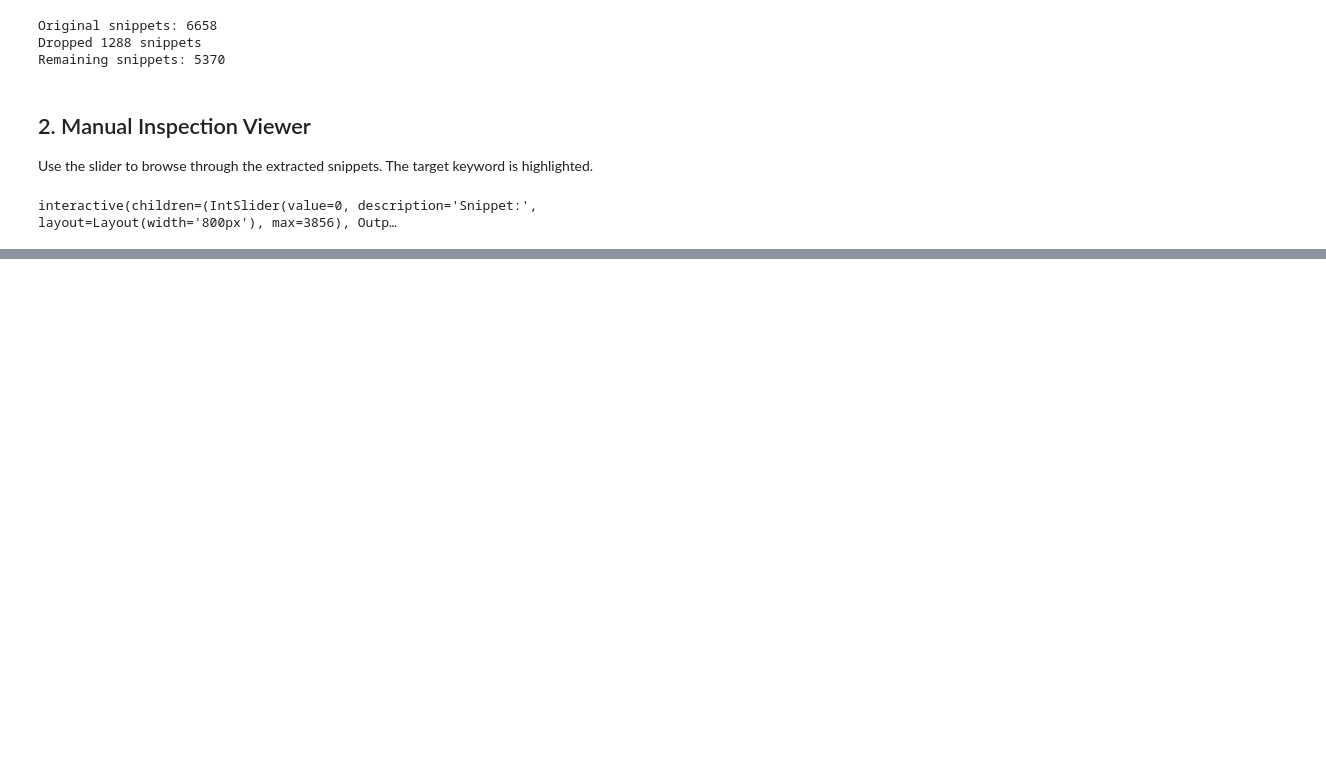
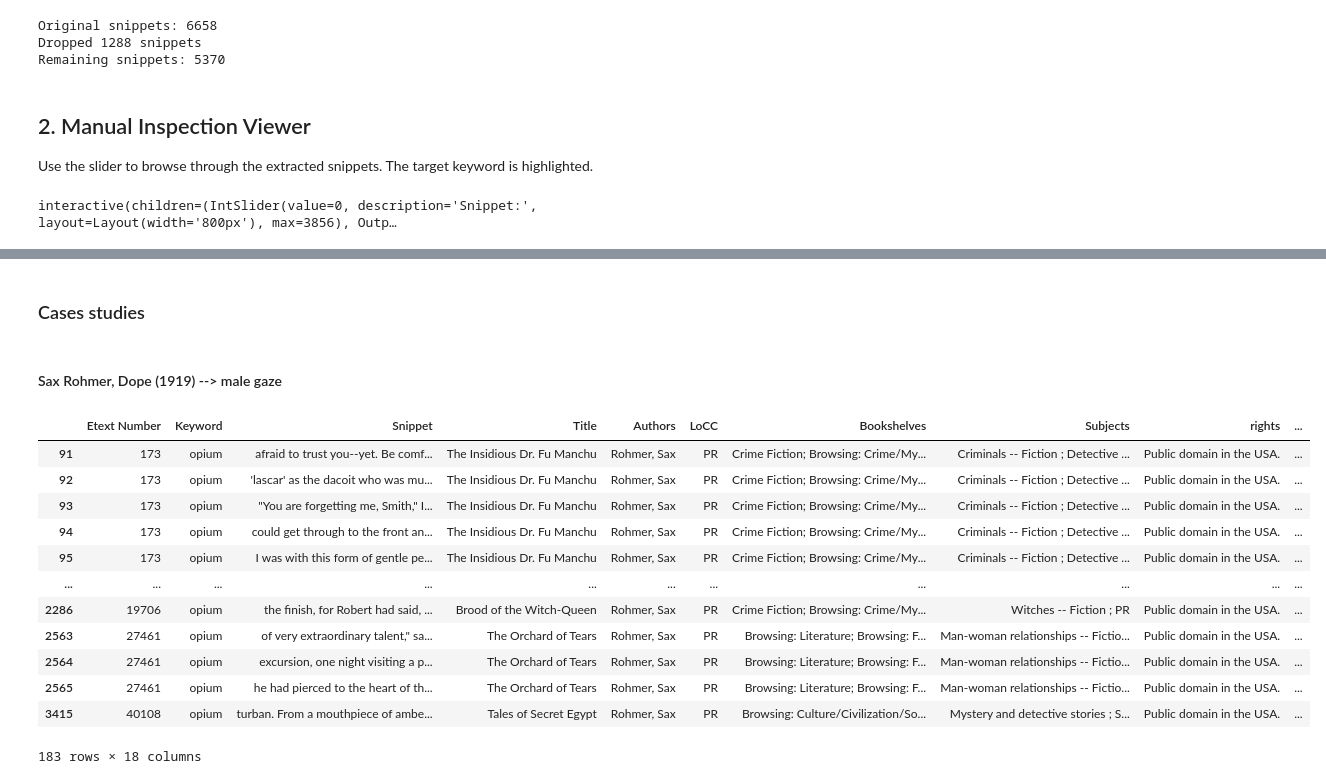
Before and after one commit to eglantine-vialaneix/opium-gutenberg, a Jupyter notebook: code/2_exploration/total_snippets_extraction.ipynb, the cells around one changed output, grey strips where cells are left out. Drawn from its saved outputs; the diff is of its cells as text; code cells hidden in the pictures; blank space fills up the shorter version.

```diff
--- a/code/2_exploration/total_snippets_extraction.ipynb
+++ b/code/2_exploration/total_snippets_extraction.ipynb
@@ -218,0 +313,20 @@ interactive(children=(IntSlider(value=0, description='Snippet:', layout=Layout(w
+# %% [markdown]
+### Cases studies
+# %% [markdown]
+#### Sax Rohmer, Dope (1919) --> male gaze
+# %%
+df_snippets[df_snippets["Authors"]=="Rohmer, Sax"]
+# %% [output]
+|  | Etext Number | Keyword | Snippet | Title | Authors | LoCC | Bookshelves | Subjects | rights | ... |
+| 91 | 173 | opium | afraid to trust you--yet. Be comf... | The Insidious Dr. Fu Manchu | Rohmer, Sax | PR | Crime Fiction; Browsing: Crime/My... | Criminals -- Fiction ; Detective ... | Public domain in the USA. | ... |
+| 92 | 173 | opium | 'lascar' as the dacoit who was mu... | The Insidious Dr. Fu Manchu | Rohmer, Sax | PR | Crime Fiction; Browsing: Crime/My... | Criminals -- Fiction ; Detective ... | Public domain in the USA. | ... |
+| 93 | 173 | opium | "You are forgetting me, Smith," I... | The Insidious Dr. Fu Manchu | Rohmer, Sax | PR | Crime Fiction; Browsing: Crime/My... | Criminals -- Fiction ; Detective ... | Public domain in the USA. | ... |
+| 94 | 173 | opium | could get through to the front an... | The Insidious Dr. Fu Manchu | Rohmer, Sax | PR | Crime Fiction; Browsing: Crime/My... | Criminals -- Fiction ; Detective ... | Public domain in the USA. | ... |
+| 95 | 173 | opium | I was with this form of gentle pe... | The Insidious Dr. Fu Manchu | Rohmer, Sax | PR | Crime Fiction; Browsing: Crime/My... | Criminals -- Fiction ; Detective ... | Public domain in the USA. | ... |
+| ... | ... | ... | ... | ... | ... | ... | ... | ... | ... | ... |
+| 2286 | 19706 | opium | the finish, for Robert had said, ... | Brood of the Witch-Queen | Rohmer, Sax | PR | Crime Fiction; Browsing: Crime/My... | Witches -- Fiction ; PR | Public domain in the USA. | ... |
+| 2563 | 27461 | opium | of very extraordinary talent," sa... | The Orchard of Tears | Rohmer, Sax | PR | Browsing: Literature; Browsing: F... | Man-woman relationships -- Fictio... | Public domain in the USA. | ... |
+| 2564 | 27461 | opium | excursion, one night visiting a p... | The Orchard of Tears | Rohmer, Sax | PR | Browsing: Literature; Browsing: F... | Man-woman relationships -- Fictio... | Public domain in the USA. | ... |
+| 2565 | 27461 | opium | he had pierced to the heart of th... | The Orchard of Tears | Rohmer, Sax | PR | Browsing: Literature; Browsing: F... | Man-woman relationships -- Fictio... | Public domain in the USA. | ... |
+| 3415 | 40108 | opium | turban. From a mouthpiece of ambe... | Tales of Secret Egypt | Rohmer, Sax | PR | Browsing: Culture/Civilization/So... | Mystery and detective stories ; S... | Public domain in the USA. | ... |
+183 rows × 18 columns
```
Also changed, not shown: parts of 11 cells of this notebook, 4 other files.
